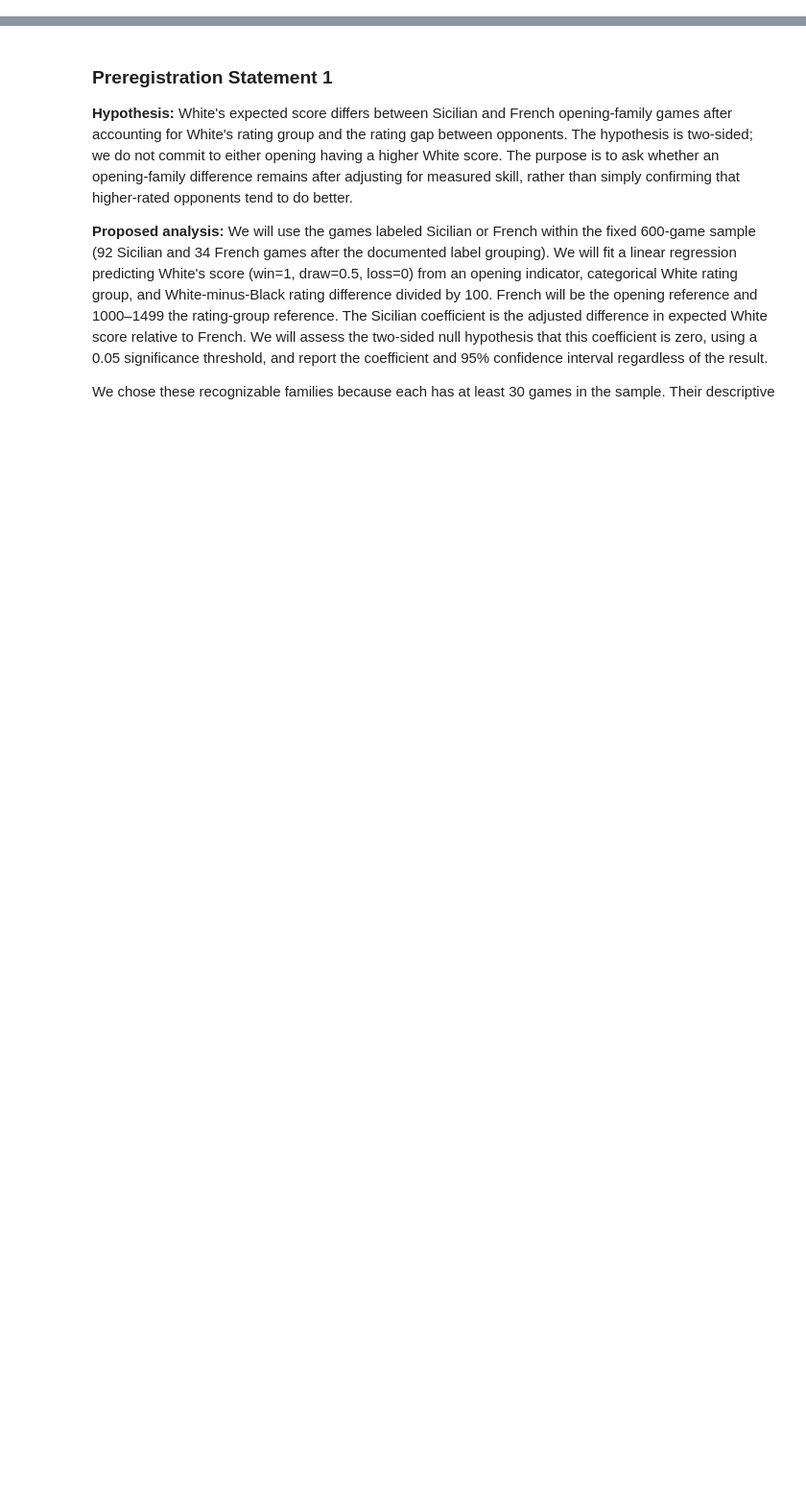
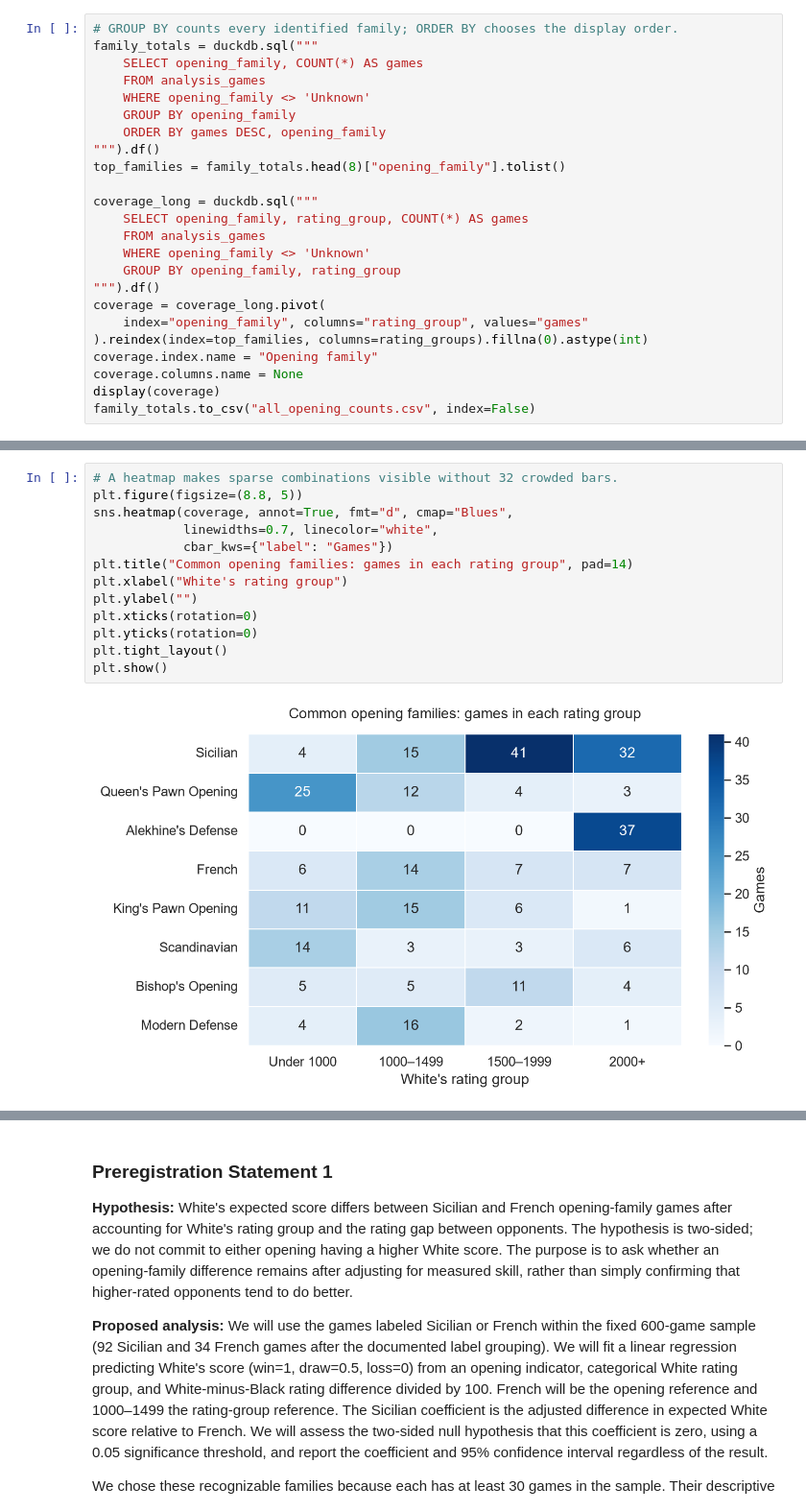
Before and after one commit to Toyman123/info2950-project, a Jupyter notebook: phase2/Phase2_Chess.ipynb, the cells around one changed output, grey strips where cells are left out. Shown at 96% size. Drawn from its saved outputs; the diff is of its cells as text; blank space fills up the shorter version.

```diff
--- a/phase2/Phase2_Chess.ipynb
+++ b/phase2/Phase2_Chess.ipynb
@@ -457,0 +356,24 @@ We commit to reporting both analyses below regardless of whether they support ou
+# %%
+# GROUP BY counts every identified family; ORDER BY chooses the display order.
+family_totals = duckdb.sql("""
+    SELECT opening_family, COUNT(*) AS games
+    FROM analysis_games
+    WHERE opening_family <> 'Unknown'
+    GROUP BY opening_family
+    ORDER BY games DESC, opening_family
+""").df()
+top_families = family_totals.head(8)["opening_family"].tolist()
+
+coverage_long = duckdb.sql("""
+    SELECT opening_family, rating_group, COUNT(*) AS games
+    FROM analysis_games
+    WHERE opening_family <> 'Unknown'
+    GROUP BY opening_family, rating_group
+""").df()
+coverage = coverage_long.pivot(
+    index="opening_family", columns="rating_group", values="games"
+).reindex(index=top_families, columns=rating_groups).fillna(0).astype(int)
+coverage.index.name = "Opening family"
+coverage.columns.name = None
+display(coverage)
+family_totals.to_csv("all_opening_counts.csv", index=False)
@@ -457,0 +391,15 @@ We commit to reporting both analyses below regardless of whether they support ou
+# %%
+# A heatmap makes sparse combinations visible without 32 crowded bars.
+plt.figure(figsize=(8.8, 5))
+sns.heatmap(coverage, annot=True, fmt="d", cmap="Blues",
+            linewidths=0.7, linecolor="white",
+            cbar_kws={"label": "Games"})
+plt.title("Common opening families: games in each rating group", pad=14)
+plt.xlabel("White's rating group")
+plt.ylabel("")
+plt.xticks(rotation=0)
+plt.yticks(rotation=0)
+plt.tight_layout()
+plt.show()
+# %% [output]
+[figure, added]
```
Also changed, not shown: parts of 48 cells of this notebook, 6 other files.
